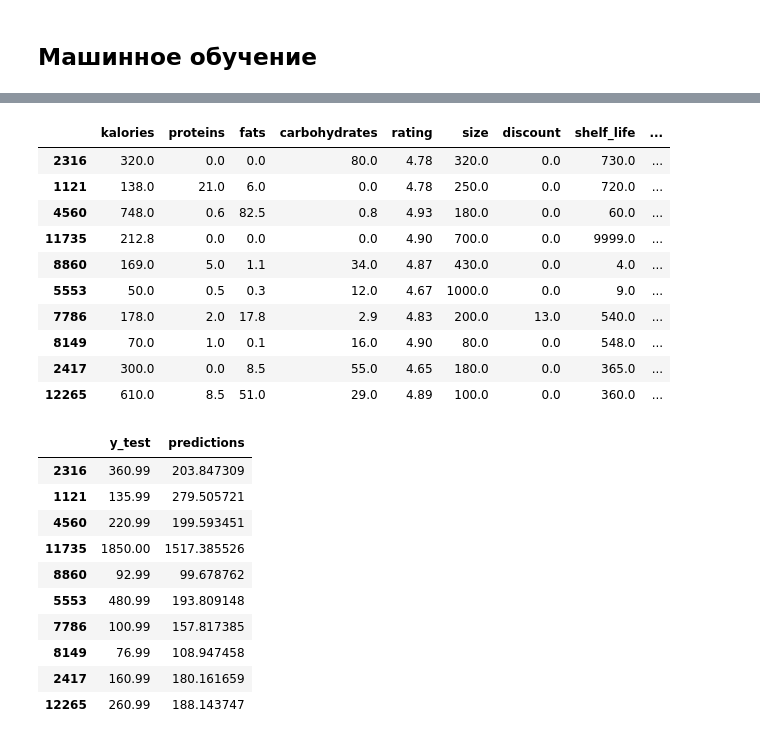
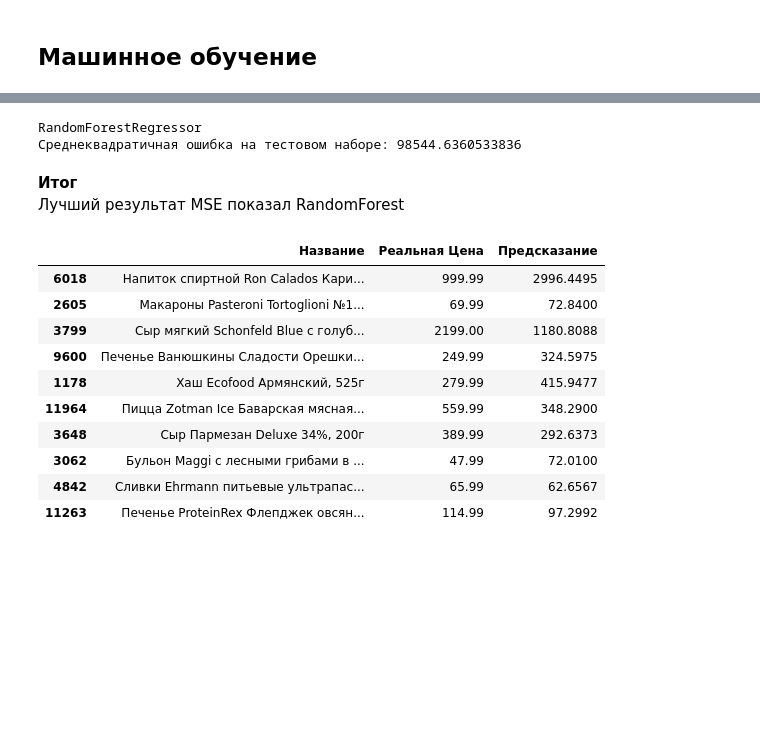
Before and after one commit to 1lazarev/AndanPerek, a Jupyter notebook: Project.ipynb, the cells around one changed output, grey strips where cells are left out. Saved outputs shown, nothing was run; the diff lists cells and outputs as text; code cells hidden in the pictures; blank space fills up the shorter version.

```diff
--- a/Project.ipynb
+++ b/Project.ipynb
@@ -642,0 +718,4 @@ composition[0]
+# %%
+df['kalories_all'] = df['kalories']/100 * df['size']
+df['proteins_all'] = df['proteins']/100 * df['size']
+df['fats_all'] = df['fats']/100 * df['size']
@@ -642,0 +726,6 @@ composition[0]
+# %%
+df['is_local'] = df['country'] == "Россия"
+
+df['country_gdp_per_capita'] = df['country'].apply(
+    country_data.get_country_gdp_per_capita
+).astype(float)
@@ -707,0 +985,9 @@ print("Среднеквадратичная ошибка на тестовом
+# %%
+knn_regressor = KNeighborsRegressor()
+knn_regressor.fit(X_train, y_train)
+
+predictions = knn_regressor.predict(X_test)
+mse = mean_squared_error(y_test, predictions)
+
+print("KNeighborsRegressor")
+print("Среднеквадратичная ошибка на тестовом наборе:", mse)
@@ -718,29 +1009,33 @@ print("Среднеквадратичная ошибка на тестовом
-# %%
-X_test.head(10)
-# %% [output]
-|  | kalories | proteins | fats | carbohydrates | rating | size | discount | shelf_life | ... |
-| 2316 | 320.0 | 0.0 | 0.0 | 80.0 | 4.78 | 320.0 | 0.0 | 730.0 | ... |
-| 1121 | 138.0 | 21.0 | 6.0 | 0.0 | 4.78 | 250.0 | 0.0 | 720.0 | ... |
-| 4560 | 748.0 | 0.6 | 82.5 | 0.8 | 4.93 | 180.0 | 0.0 | 60.0 | ... |
-| 11735 | 212.8 | 0.0 | 0.0 | 0.0 | 4.90 | 700.0 | 0.0 | 9999.0 | ... |
-| 8860 | 169.0 | 5.0 | 1.1 | 34.0 | 4.87 | 430.0 | 0.0 | 4.0 | ... |
-| 5553 | 50.0 | 0.5 | 0.3 | 12.0 | 4.67 | 1000.0 | 0.0 | 9.0 | ... |
-| 7786 | 178.0 | 2.0 | 17.8 | 2.9 | 4.83 | 200.0 | 13.0 | 540.0 | ... |
-| 8149 | 70.0 | 1.0 | 0.1 | 16.0 | 4.90 | 80.0 | 0.0 | 548.0 | ... |
-| 2417 | 300.0 | 0.0 | 8.5 | 55.0 | 4.65 | 180.0 | 0.0 | 365.0 | ... |
-| 12265 | 610.0 | 8.5 | 51.0 | 29.0 | 4.89 | 100.0 | 0.0 | 360.0 | ... |
+# %%
+rf_regressor = RandomForestRegressor(random_state=7)
+rf_regressor.fit(X_train, y_train)
+
+predictions = rf_regressor.predict(X_test)
+mse = mean_squared_error(y_test, predictions)
+
+print("RandomForestRegressor")
+print("Среднеквадратичная ошибка на тестовом наборе:", mse)
+# %% [output]
+RandomForestRegressor
+Среднеквадратичная ошибка на тестовом наборе: 98544.6360533836
+# %% [markdown]
+**Итог** \
+Лучший результат MSE показал RandomForest
 # %%
-df_comparison = pd.DataFrame({'y_test': np.exp(y_test), 'predictions': np.exp(predictions)})
+_, X_test, _, _ = train_test_split(
+    df[['name', 'price']], y, test_size=0.2, random_state=7
+)
+df_comparison = pd.DataFrame({'Название': X_test['name'], 'Реальная Цена': X_test['price'], 'Предсказание': predictions})
 df_comparison.head(10)
 # %% [output]
-|  | y_test | predictions |
-| 2316 | 360.99 | 203.847309 |
-| 1121 | 135.99 | 279.505721 |
-| 4560 | 220.99 | 199.593451 |
-| 11735 | 1850.00 | 1517.385526 |
-| 8860 | 92.99 | 99.678762 |
-| 5553 | 480.99 | 193.809148 |
-| 7786 | 100.99 | 157.817385 |
-| 8149 | 76.99 | 108.947458 |
-| 2417 | 160.99 | 180.161659 |
-| 12265 | 260.99 | 188.143747 |
+|  | Название | Реальная Цена | Предсказание |
+| 6018 | Напиток спиртной Ron Calados Кари... | 999.99 | 2996.4495 |
+| 2605 | Макароны Pasteroni Tortoglioni №1... | 69.99 | 72.8400 |
+| 3799 | Сыр мягкий Schonfeld Blue с голуб... | 2199.00 | 1180.8088 |
+| 9600 | Печенье Ванюшкины Сладости Орешки... | 249.99 | 324.5975 |
+| 1178 | Хаш Ecofood Армянский, 525г | 279.99 | 415.9477 |
+| 11964 | Пицца Zotman Ice Баварская мясная... | 559.99 | 348.2900 |
+| 3648 | Сыр Пармезан Deluxe 34%, 200г | 389.99 | 292.6373 |
+| 3062 | Бульон Maggi с лесными грибами в ... | 47.99 | 72.0100 |
+| 4842 | Сливки Ehrmann питьевые ультрапас... | 65.99 | 62.6567 |
+| 11263 | Печенье ProteinRex Флепджек овсян... | 114.99 | 97.2992 |
```
Also changed, not shown: parts of 78 cells of this notebook, 3 other files.
